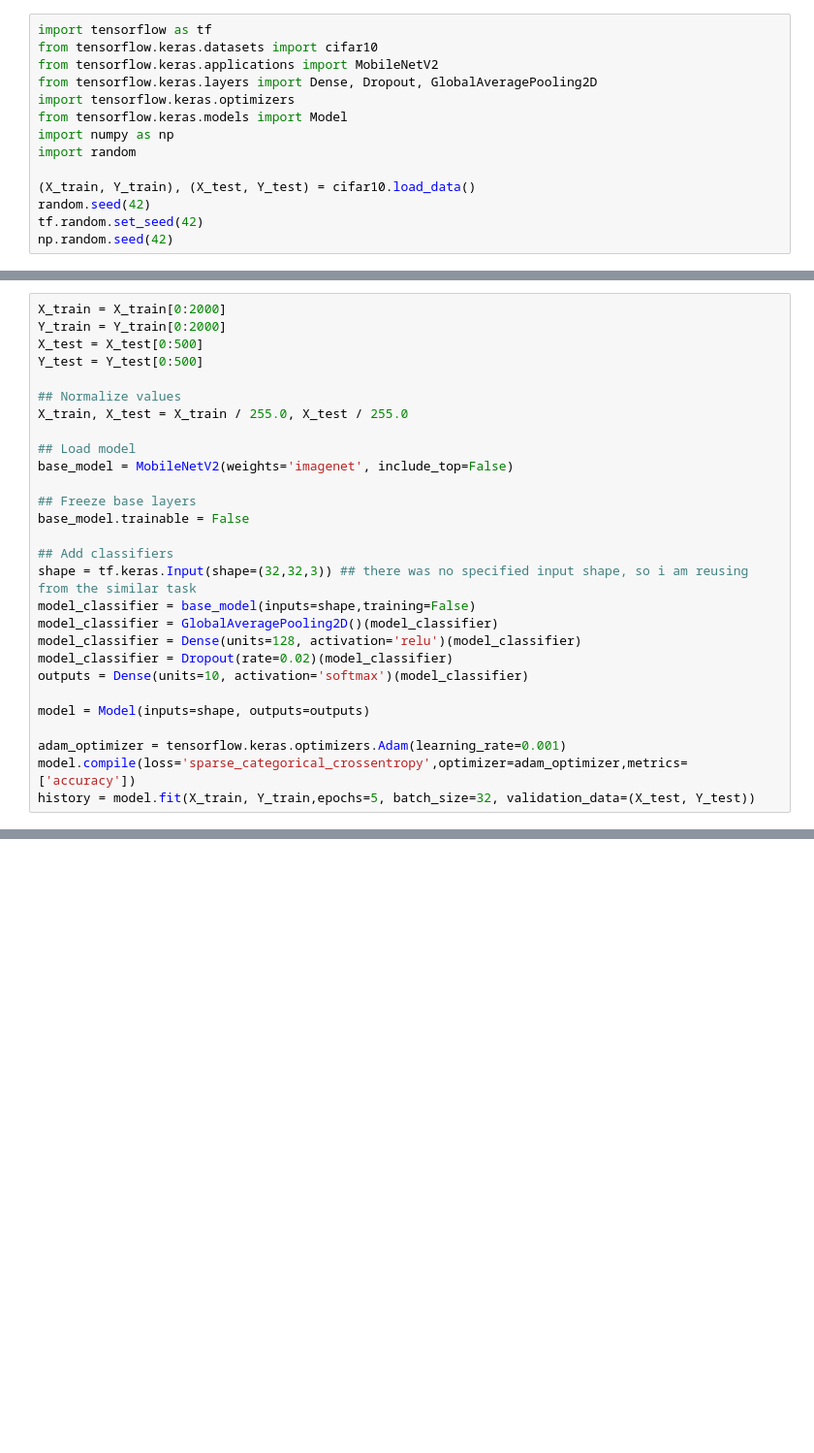
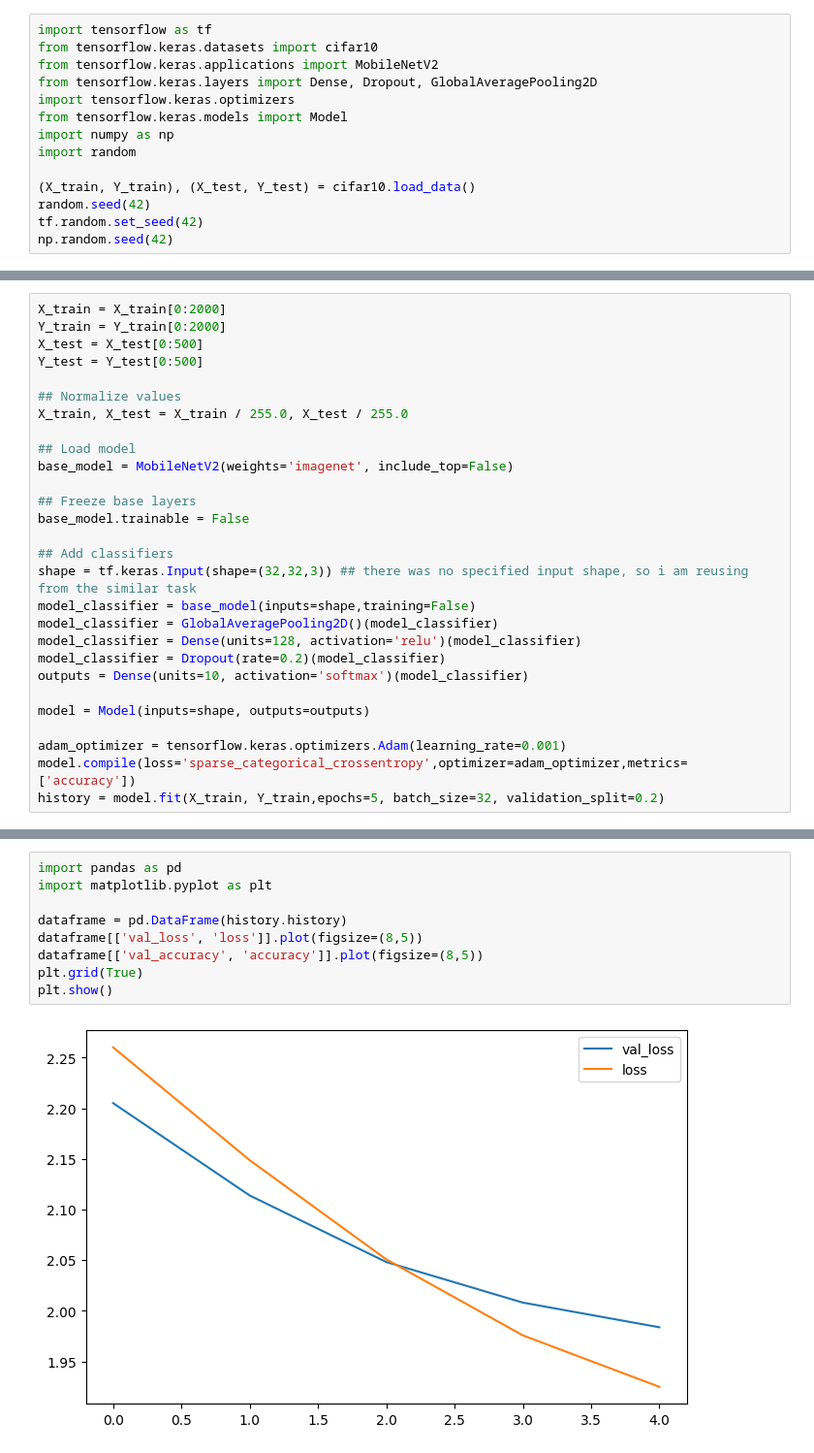
Before and after one commit to Akario1/Machine-learning2, a Jupyter notebook: Exercise4.ipynb, the cells around one changed output, grey strips where cells are left out. Shown at 97% size. Saved outputs shown, nothing was run; the diff lists cells and outputs as text; blank space fills up the shorter version.

Commit message:
fix plotting of graph and one minor issue

```diff
--- a/Exercise4.ipynb
+++ b/Exercise4.ipynb
@@ -36,13 +64,13 @@ shape = tf.keras.Input(shape=(32,32,3)) ## there was no specified input shape, s
 model_classifier = base_model(inputs=shape,training=False)
 model_classifier = GlobalAveragePooling2D()(model_classifier)
 model_classifier = Dense(units=128, activation='relu')(model_classifier)
-model_classifier = Dropout(rate=0.02)(model_classifier)
+model_classifier = Dropout(rate=0.2)(model_classifier)
 outputs = Dense(units=10, activation='softmax')(model_classifier)
 
 model = Model(inputs=shape, outputs=outputs)
 
 adam_optimizer = tensorflow.keras.optimizers.Adam(learning_rate=0.001)
 model.compile(loss='sparse_categorical_crossentropy',optimizer=adam_optimizer,metrics=['accuracy'])
-history = model.fit(X_train, Y_train,epochs=5, batch_size=32, validation_data=(X_test, Y_test))
+history = model.fit(X_train, Y_train,epochs=5, batch_size=32, validation_split=0.2)
 # %% [output]
 Epoch 1/5
@@ -61,0 +90,11 @@ test_accuracy = model.evaluate(X_test, Y_test, batch_size=32)
+# %%
+import pandas as pd
+import matplotlib.pyplot as plt
+
+dataframe = pd.DataFrame(history.history)
+dataframe[['val_loss', 'loss']].plot(figsize=(8,5))
+dataframe[['val_accuracy', 'accuracy']].plot(figsize=(8,5))
+plt.grid(True)
+plt.show()
+# %% [output]
+[figure, added]
```
Also changed, not shown: parts of 5 cells of this notebook, 5 other files.
